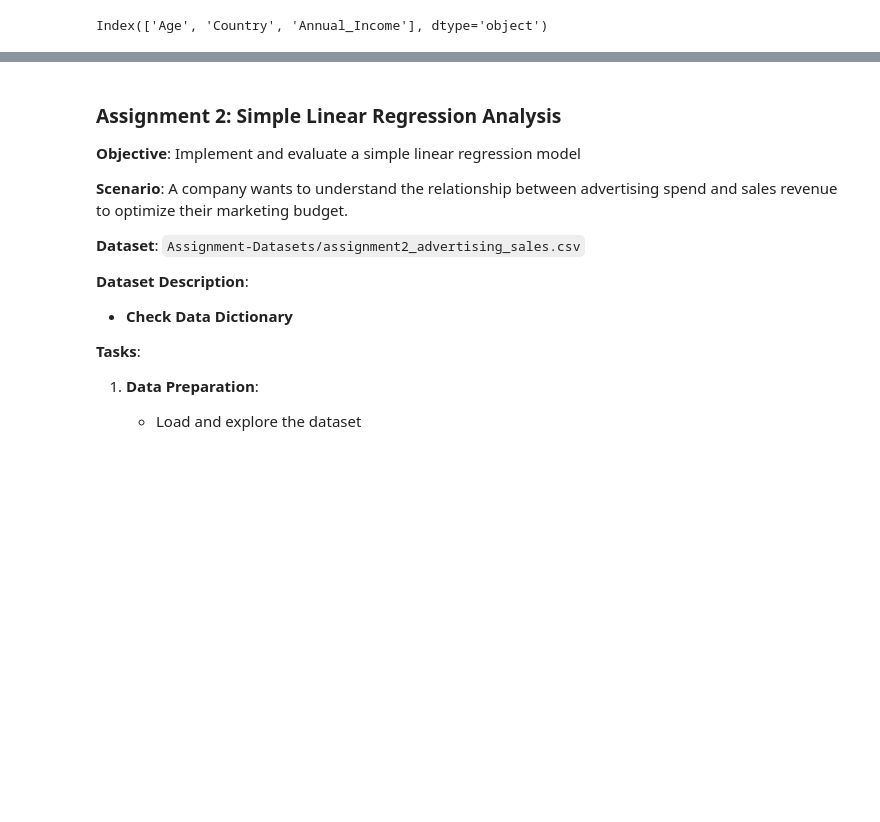
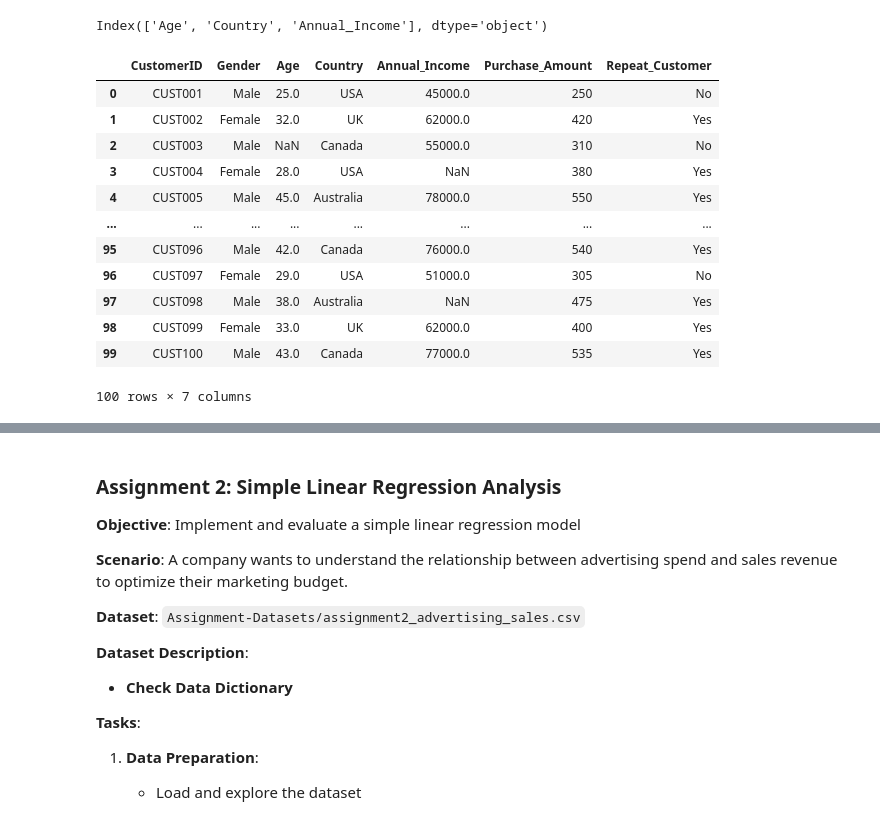
Before and after one commit to Ezerioha-ifeanyi/Week-14-Take-Home, a Jupyter notebook: Take Home.ipynb, the cells around one changed output, grey strips where cells are left out. Saved outputs shown, nothing was run; the diff lists cells and outputs as text; code cells hidden in the pictures; blank space fills up the shorter version.

```diff
--- a/Take Home.ipynb
+++ b/Take Home.ipynb
@@ -503,3 +551,19 @@ ecomData.describe()
 ecomData.columns[ecomData.isnull().any()]
 # %% [output]
 Index(['Age', 'Country', 'Annual_Income'], dtype='object')
+# %%
+ecomData
+# %% [output]
+|  | CustomerID | Gender | Age | Country | Annual_Income | Purchase_Amount | Repeat_Customer |
+| 0 | CUST001 | Male | 25.0 | USA | 45000.0 | 250 | No |
+| 1 | CUST002 | Female | 32.0 | UK | 62000.0 | 420 | Yes |
+| 2 | CUST003 | Male | NaN | Canada | 55000.0 | 310 | No |
+| 3 | CUST004 | Female | 28.0 | USA | NaN | 380 | Yes |
+| 4 | CUST005 | Male | 45.0 | Australia | 78000.0 | 550 | Yes |
+| ... | ... | ... | ... | ... | ... | ... | ... |
+| 95 | CUST096 | Male | 42.0 | Canada | 76000.0 | 540 | Yes |
+| 96 | CUST097 | Female | 29.0 | USA | 51000.0 | 305 | No |
+| 97 | CUST098 | Male | 38.0 | Australia | NaN | 475 | Yes |
+| 98 | CUST099 | Female | 33.0 | UK | 62000.0 | 400 | Yes |
+| 99 | CUST100 | Male | 43.0 | Canada | 77000.0 | 535 | Yes |
+100 rows × 7 columns
```
Also changed, not shown: parts of 8 cells of this notebook.
